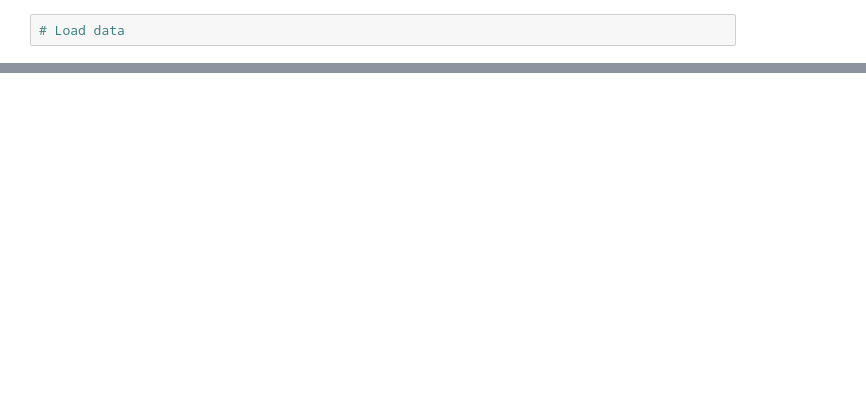
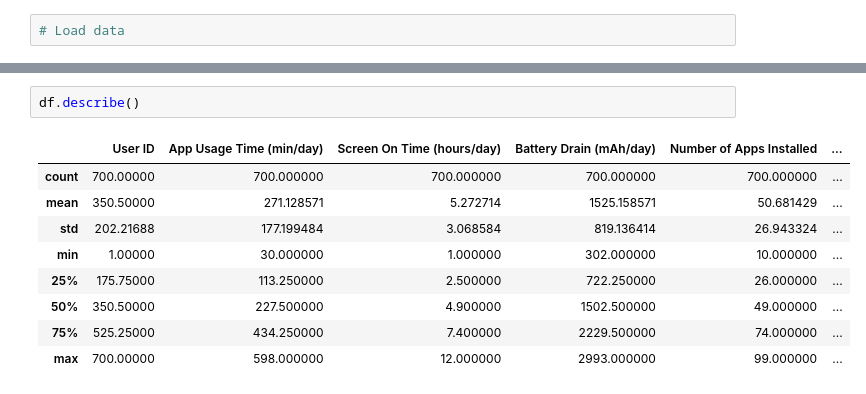
Before and after one commit to chingu-voyages/v52-tier2-team-27, a Jupyter notebook: mobile-device-usage-and-user-behavior-project.ipynb, the cells around one changed output, grey strips where cells are left out. Cells and saved outputs as stored; diff of their text form; blank space fills up the shorter version.

```diff
--- a/mobile-device-usage-and-user-behavior-project.ipynb
+++ b/mobile-device-usage-and-user-behavior-project.ipynb
@@ -24,0 +117,12 @@ df
+# %%
+df.describe()
+# %% [output]
+|  | User ID | App Usage Time (min/day) | Screen On Time (hours/day) | Battery Drain (mAh/day) | Number of Apps Installed | ... |
+| count | 700.00000 | 700.000000 | 700.000000 | 700.000000 | 700.000000 | ... |
+| mean | 350.50000 | 271.128571 | 5.272714 | 1525.158571 | 50.681429 | ... |
+| std | 202.21688 | 177.199484 | 3.068584 | 819.136414 | 26.943324 | ... |
+| min | 1.00000 | 30.000000 | 1.000000 | 302.000000 | 10.000000 | ... |
+| 25% | 175.75000 | 113.250000 | 2.500000 | 722.250000 | 26.000000 | ... |
+| 50% | 350.50000 | 227.500000 | 4.900000 | 1502.500000 | 49.000000 | ... |
+| 75% | 525.25000 | 434.250000 | 7.400000 | 2229.500000 | 74.000000 | ... |
+| max | 700.00000 | 598.000000 | 12.000000 | 2993.000000 | 99.000000 | ... |
```
Also changed, not shown: parts of 23 cells of this notebook.
